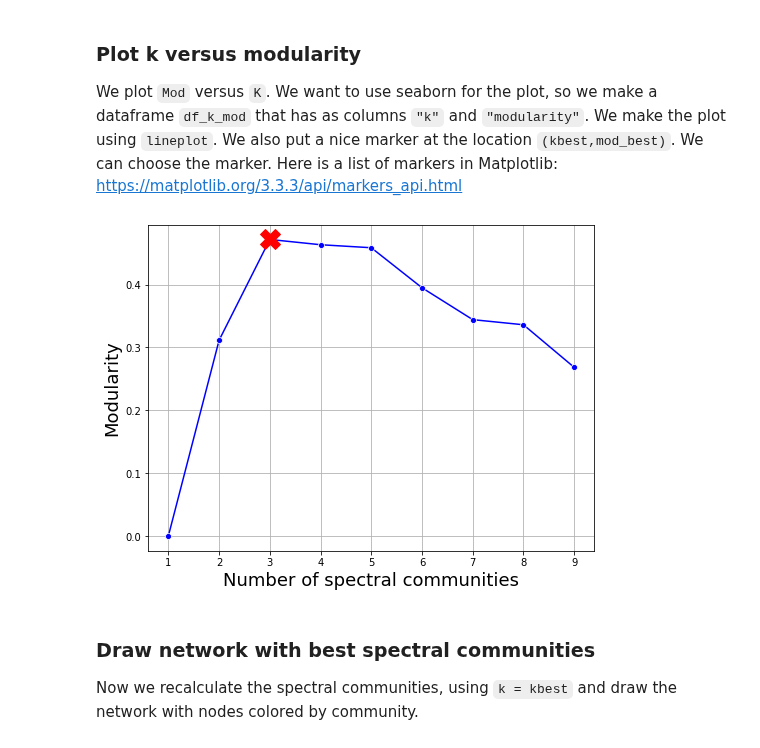
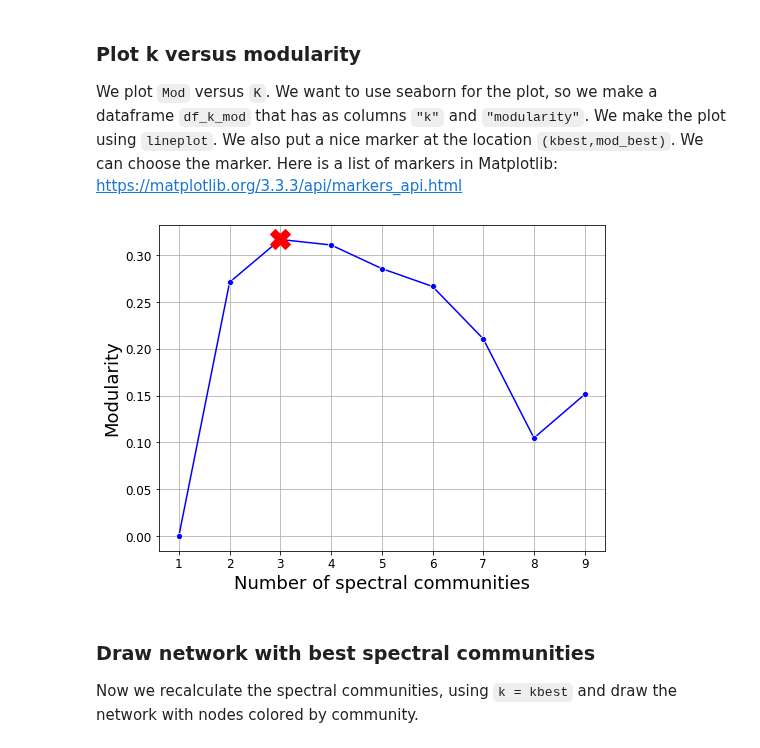
Before and after one commit to zlisto/social_media_analytics, a Jupyter notebook: Lecture12_CommunityDetection.ipynb, the cells around one changed output. Saved outputs shown, nothing was run; the diff lists cells and outputs as text; code cells hidden in the pictures.

```diff
--- a/Lecture12_CommunityDetection.ipynb
+++ b/Lecture12_CommunityDetection.ipynb
@@ -102,7 +101,7 @@ print(f"{ncomm_mod} modularity communities")
 
 We will use the `spectral_clustering` function to find the spectral communities.  We have to select the number of communities, which we call `k`.  We will obtain a dataframe `df_spec` that has the community membership of each node.
 # %%
-k = 4
+k = 3
 df_spec = spectral_communities(G,k)
 
 ncomm_spec = len(df_spec.community.unique())
@@ -243,7 +246,6 @@ Now that we have segmented the nodes into communities, we need to understand wha
 
 First we calculate the centralities of each node.
 # %%
-G = G.to_directed()  #make sure G is a directed network
 Din = nx.in_degree_centrality(G)
 Dout = nx.out_degree_centrality(G)
 CC = nx.closeness_centrality(G.reverse())  #reverse edges to match networx convention
@@ -266,7 +268,7 @@ df_centrality = pd.DataFrame(dictionary_list)
 We will make one big dataframe `df` that contains the centrality and spectral community information for the nodes.  We do this using the `merge` function on `df_spec` and `df_centrality`.
 # %%
 #merge df_spec with df_centrality into one super dataframe
-df = df_mod.merge(df_centrality, left_on='screen_name', right_on='screen_name')
+df = df_spec.merge(df_centrality, left_on='screen_name', right_on='screen_name')
 df.head()
 # %% [output]
 |  | screen_name | community | in_degree_centrality | out_degree_centrality | closeness_centrality | ... |
@@ -317,7 +319,7 @@ for k in K:
     for community_index in df_community.community.unique():
         community = df_community.screen_name[df_community.community==community_index].tolist()
         C.append(community)
-    mod = nx_comm.modularity(G, C)  #calculate modularity of communities
+    mod = nx_comm.modularity(G.to_undirected(), C)  #calculate modularity of communities
     Mod.append(mod)
 
     print(f"k={k}, modularity = {mod:.3f}")
@@ -347,16 +349,19 @@ We plot `Mod` versus `K`.  We want to use seaborn for the plot, so we make a dat
 # %%
 df_k_mod = pd.DataFrame({'k':K,'modularity':Mod})
 
 fig = plt.figure(figsize = (8,6))
 sns.lineplot(data = df_k_mod, x = 'k',y = 'modularity',marker = 'o',color = 'blue')
 plt.plot(kbest,mod_best,marker = 'X',color = 'red',markersize = 20)
 
 plt.xlabel("Number of spectral communities",fontsize = 18)
 plt.ylabel("Modularity",fontsize = 18)
 plt.grid()
+plt.xticks(fontsize = 12)
+plt.yticks(fontsize = 12)
 plt.show()
+plt.show()
 # %% [output]
-[figure, old version]
+[figure, new version]
 # %% [markdown]
 ### Draw network with best spectral communities
 
```
Also changed, not shown: parts of 13 cells of this notebook.
